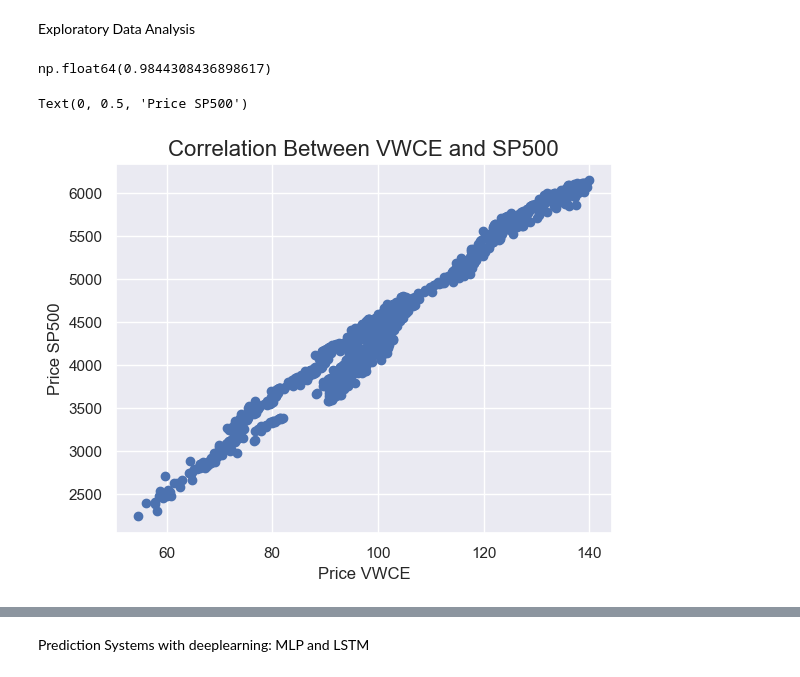
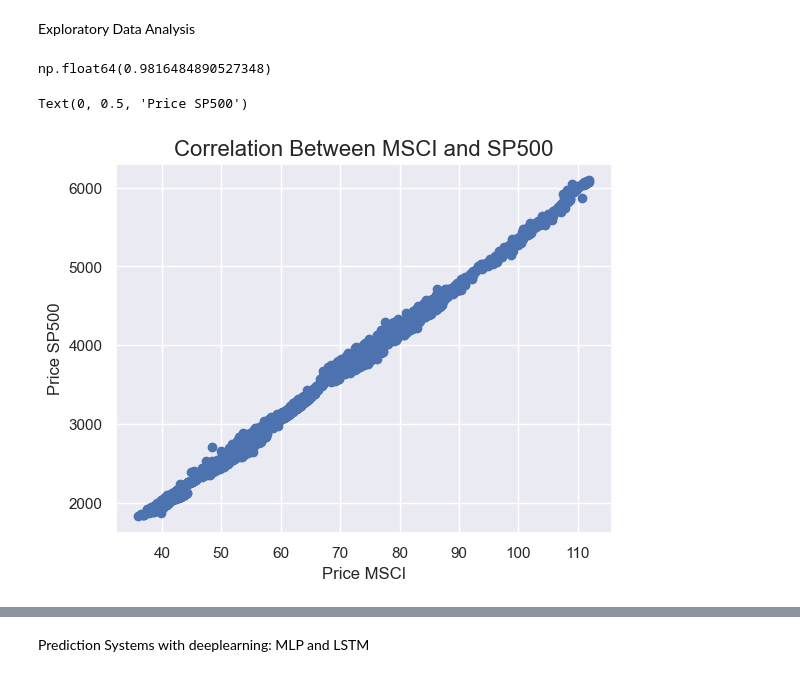
Before and after one commit to ChristianChimi/Financial-Analytics, a Jupyter notebook: Stock-Market-Analytics/Stock_market_Analytics.ipynb, the cells around one changed output, grey strips where cells are left out. Drawn from its saved outputs; the diff is of its cells as text; code cells hidden in the pictures.

```diff
--- a/Stock-Market-Analytics/Stock_market_Analytics.ipynb
+++ b/Stock-Market-Analytics/Stock_market_Analytics.ipynb
@@ -2,7 +2,6 @@
 import pandas as pd
 import seaborn as sns
 import numpy as np
-import xgboost as xgb
 import matplotlib.pyplot as plt
 from sklearn.preprocessing import MinMaxScaler, PolynomialFeatures, StandardScaler
 from sklearn.metrics import mean_squared_error
@@ -15,18 +14,19 @@ df_VWCE=pd.read_csv('vwce.csv')
 df_SP500=pd.read_csv('sp500.csv')
 df_APPLE=pd.read_csv('apple.csv')
 df_MSCI=pd.read_csv('msci.csv')
+df_NAS=pd.read_csv('nasdaq.csv')
 df_EIMI=pd.read_csv("eimi.csv")
 sns.set(style="darkgrid")
 # %% [markdown]
 Data Loading and Cleaning section. Merging to all-in-one dataframe.
 # %%
 # Date conversion for every dataframe
-dfs = [df_VWCE, df_SP500, df_MSCI, df_EIMI,df_APPLE]
+dfs = [df_VWCE, df_SP500, df_MSCI, df_EIMI,df_APPLE, df_NAS]
 ordered_dfs = []
 
 for df in dfs:
     df['Date'] = pd.to_datetime(df['Date'])
     ordered_dfs.append(df.sort_values(by='Date', ascending=True).copy())
 
-df_VWCE_ordered, df_SP500_ordered, df_MSCI_ordered, df_EIMI_ordered, df_APPLE_ordered = ordered_dfs
+df_VWCE_ordered, df_SP500_ordered, df_MSCI_ordered, df_EIMI_ordered, df_APPLE_ordered, df_NAS_ordered = ordered_dfs
 # %%
@@ -45,5 +45,9 @@ for df in dfs:
 columns_to_edit = ['Price', 'Open', 'High', 'Low']
 for col in columns_to_edit:
     df_SP500_ordered[col] = df_SP500_ordered[col].str.replace(',', '').astype(float)
+
+columns_to_edit = ['Price', 'Open', 'High', 'Low']
+for col in columns_to_edit:
+    df_NAS_ordered[col] = df_NAS_ordered[col].str.replace(',', '').astype(float)
 # %%
 scaler=MinMaxScaler()
@@ -79,9 +90,23 @@ df_merged = df_merged.rename(columns={'Normalized Price': 'Normalized Price_MSCI
 # %%
-df_merged2 = df_VWCE_ordered[['Price']].merge(
-    df_SP500_ordered[['Price']],
+df_merged2 = df_SP500_ordered[['Price']].merge(
+    df_NAS_ordered[['Price']],
     left_index=True,
     right_index=True,
-    suffixes=('_VWCE', '_SP500')
+    suffixes=('_SP500', '_NAS')
+)
+
+df_merged2 = df_merged2.merge(
+    df_EIMI_ordered[['Price']],
+    left_index=True,
+    right_index=True,
+    suffixes=('', '_EIMI')
+)
+
+df_merged2 = df_merged2.merge(
+    df_APPLE_ordered[['Price']],
+    left_index=True,
+    right_index=True,
+    suffixes=('', '_APPLE')
 )
 
 df_merged2 = df_merged2.merge(
@@ -91,14 +116,7 @@ df_merged2 = df_merged2.merge(
     suffixes=('', '_MSCI')
 )
 
-df_merged2 = df_merged2.merge(
-    df_APPLE_ordered[['Price']],
-    left_index=True,
-    right_index=True,
-    suffixes=('', '_APPLE')
-)
-
-df_merged2 = df_merged2.rename(columns={'Price': 'Price_MSCI'})
+df_merged2 = df_merged2.rename(columns={'Price': 'Price_EIMI'})
 # %% [markdown]
 Exploratory Data Analysis
 # %%
@@ -107,15 +125,15 @@ df_VWCE_ordered['Price'].corr(df_SP500_ordered['Price'])
 
 #As we could expect, almost perfect correlation
 # %% [output]
-np.float64(0.9844308436898617)
+np.float64(0.9816484890527348)
 # %%
-plt.scatter(df_merged2['Price_VWCE'], df_merged2['Price_SP500'])
-plt.title("Correlation Between VWCE and SP500", fontsize=16)
-plt.xlabel("Price VWCE", fontsize=12)
+plt.scatter(df_merged2['Price_MSCI'], df_merged2['Price_SP500'])
+plt.title("Correlation Between MSCI and SP500", fontsize=16)
+plt.xlabel("Price MSCI", fontsize=12)
 plt.ylabel("Price SP500", fontsize=12)
 
 #As the result of the concentration of US stocks in FTSE-All World, we can see a nearly perfect positive correlation
 # %% [output]
 Text(0, 0.5, 'Price SP500')
-[figure, old version]
+[figure, new version]
 # %%
```
Also changed, not shown: parts of 12 cells of this notebook, 3 other files.
